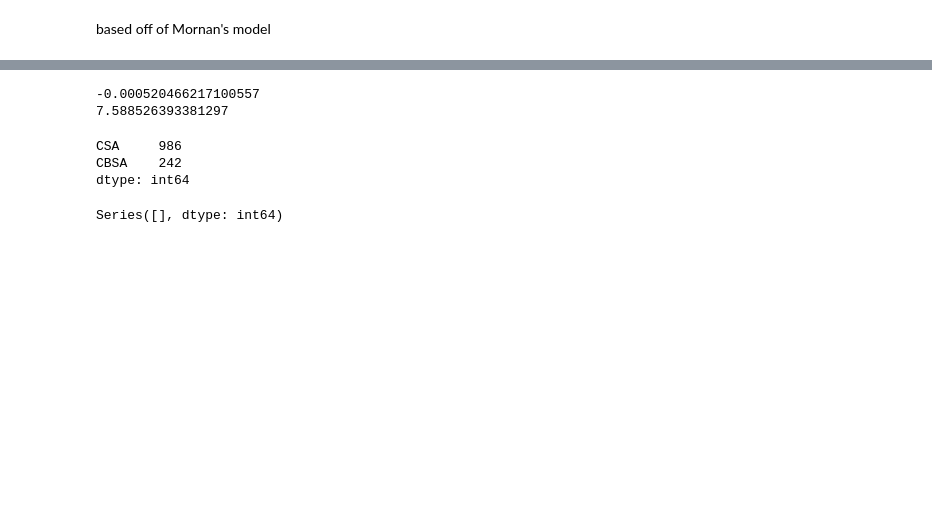
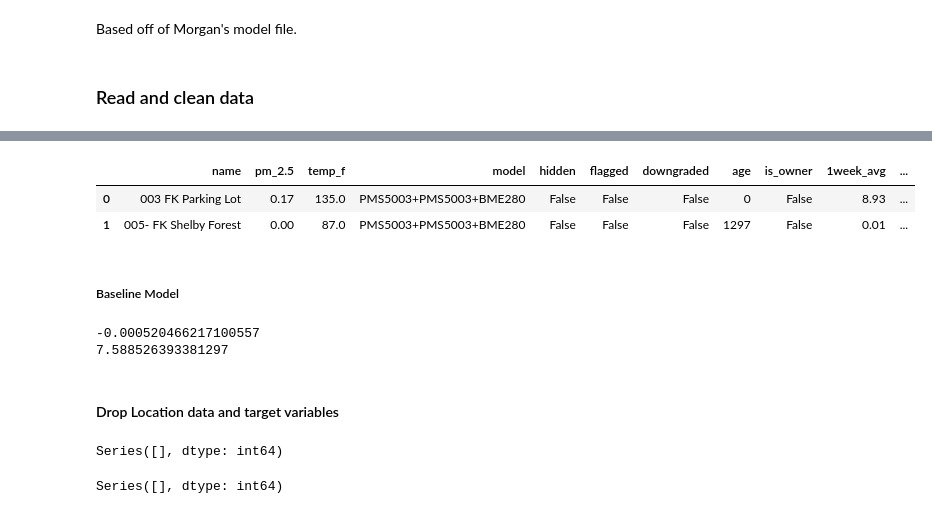
Before and after one commit to morganhof/teamwork_aq_n_walkability, a Jupyter notebook: 03_modeling_steven.ipynb, the cells around one changed output, grey strips where cells are left out. Cells and saved outputs as stored; diff of their text form; code cells hidden in the pictures; blank space fills up the shorter version.

```diff
--- a/03_modeling_steven.ipynb
+++ b/03_modeling_steven.ipynb
@@ -1,5 +1,5 @@
 # %% [markdown]
-based off of Mornan's model
+Based off of Morgan's model file.
 # %%
 # IMPORTS!
 
@@ -9,6 +9,8 @@ import matplotlib.pyplot as plt
 import seaborn as sns
 
 pd.set_option('display.max_columns', 200)
+# %% [markdown]
+### Read and clean data
 # %%
 air_walk = pd.read_csv('./data/air_walk_merged_clean.csv')
 air_walk.head(2)
@@ -16,6 +18,15 @@ air_walk.head(2)
 |  | name | pm_2.5 | temp_f | model | hidden | flagged | downgraded | age | is_owner | 1week_avg | ... |
 | 0 | #ValleyClimate | 19.54 | 84.0 | PMS5003+PMS5003+BME280 | False | False | False | 1 | False | 43.48 | ... |
 | 1 | 'S' St Between Inyo and Mono | 18.52 | 93.0 | PMS5003+PMS5003+BME280 | False | False | False | 1 | False | 41.81 | ... |
+# %%
+air_la = pd.read_csv('./data/air_walk_merged_clean_LA.csv')
+air_la.head(2)
+# %% [output]
+|  | name | pm_2.5 | temp_f | model | hidden | flagged | downgraded | age | is_owner | 1week_avg | ... |
+| 0 | 003 FK Parking Lot | 0.17 | 135.0 | PMS5003+PMS5003+BME280 | False | False | False | 0 | False | 8.93 | ... |
+| 1 | 005- FK Shelby Forest | 0.00 | 87.0 | PMS5003+PMS5003+BME280 | False | False | False | 1297 | False | 0.01 | ... |
+# %% [markdown]
+##### Baseline Model
 # %%
 # Baseline model
 
@@ -46,8 +57,9 @@ from sklearn.linear_model import LinearRegression, RidgeCV, LassoCV
+# %% [markdown]
+#### Drop Location data and target variables
 # %%
 X = air_walk.select_dtypes(exclude=object).drop(
-    columns = ['log_1week_avg', '1week_avg', 'pm_2.5'])
+    columns = ['log_1week_avg', '1week_avg', 'pm_2.5', 'fips_id',
+                'STATEFP', 'COUNTYFP', 'CSA', 'CBSA'])
 X.isna().sum()[X.isna().sum() > 0]
 # %% [output]
-CSA     986
-CBSA    242
-dtype: int64
+Series([], dtype: int64)
```
Also changed, not shown: parts of 26 cells of this notebook.
